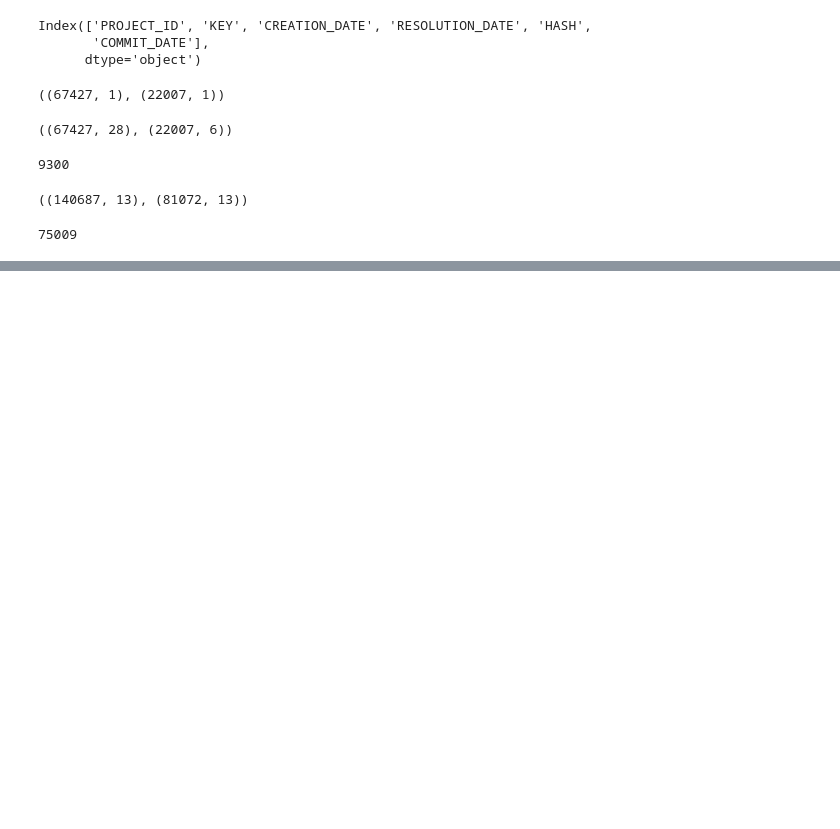
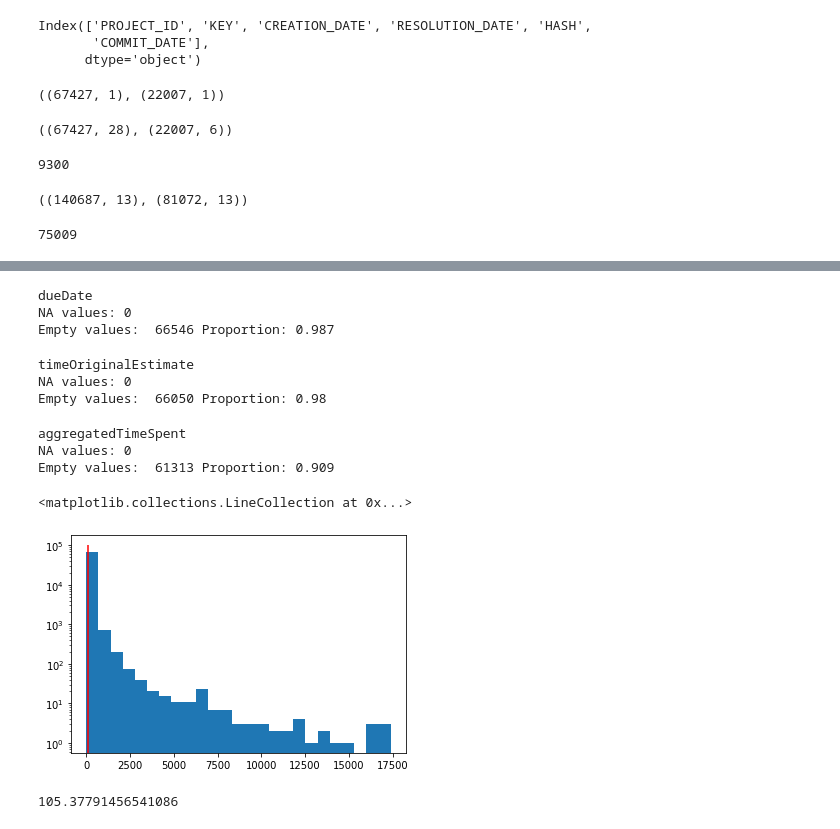
Before and after one commit to raulhigueras/tech-debt-NLP-analysis, a Jupyter notebook: notebooks/explore.ipynb, the cells around one changed output, grey strips where cells are left out. Cells and saved outputs as stored; diff of their text form; code cells hidden in the pictures; blank space fills up the shorter version.

Commit message:
some plots in exploration

```diff
--- a/notebooks/explore.ipynb
+++ b/notebooks/explore.ipynb
@@ -71,0 +149,33 @@ Index(['projectID', 'commitHash', 'commitMessage', 'author', 'authorDate',
+# %%
+# number of null dates
+variable = "dueDate"
+print(variable)
+print("NA values:", sum(heavy1[variable].isna()))
+proportion = sum(heavy1[variable]=="") / len(heavy1)
+print("Empty values: ", sum(heavy1[variable]==""), f"Proportion: {proportion:.03}")
+# %% [output]
+dueDate
+NA values: 0
+Empty values:  66546 Proportion: 0.987
+# %%
+# number of null dates
+variable = "timeOriginalEstimate"
+print(variable)
+print("NA values:", sum(heavy1[variable].isna()))
+proportion = sum(heavy1[variable]=="") / len(heavy1)
+print("Empty values: ", sum(heavy1[variable]==""), f"Proportion: {proportion:.03}")
+# %% [output]
+timeOriginalEstimate
+NA values: 0
+Empty values:  66050 Proportion: 0.98
+# %%
+# number of null dates
+variable = "aggregatedTimeSpent"
+print(variable)
+print("NA values:", sum(heavy1[variable].isna()))
+proportion = sum(heavy1[variable]=="") / len(heavy1)
+print("Empty values: ", sum(heavy1[variable]==""), f"Proportion: {proportion:.03}")
+# %% [output]
+aggregatedTimeSpent
+NA values: 0
+Empty values:  61313 Proportion: 0.909
@@ -71,0 +184,16 @@ Index(['projectID', 'commitHash', 'commitMessage', 'author', 'authorDate',
+# %%
+desc_lens = heavy1["description"].apply(lambda x: len(x.split(" ")))
+desc_no_outlier_lens = desc_lens[desc_lens< 20_000]
+
+sum_lens = heavy1["summary"].apply(lambda x: len(x.split(" ")))
+sum_no_outlier_lens = sum_lens[sum_lens< 40_000]
+# %%
+_ = plt.hist(desc_no_outlier_lens, log=True, bins = 25)
+plt.vlines(np.mean(desc_no_outlier_lens), ymin=0, ymax = 10**5, colors="red")
+# %% [output]
+<matplotlib.collections.LineCollection at 0x...>
+[figure, added]
+# %%
+np.mean(desc_no_outlier_lens)
+# %% [output]
+105.37791456541086
```
Also changed, not shown: parts of 18 cells of this notebook.
